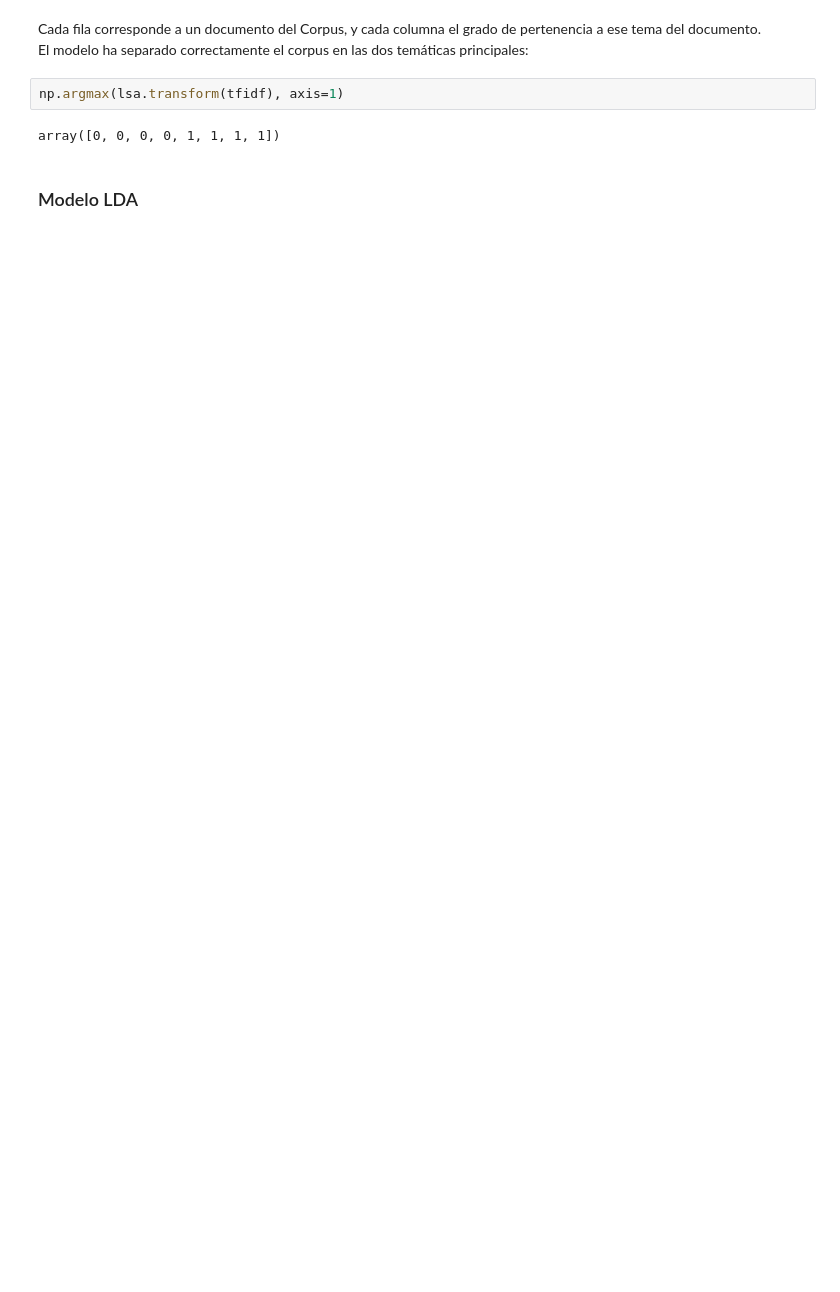
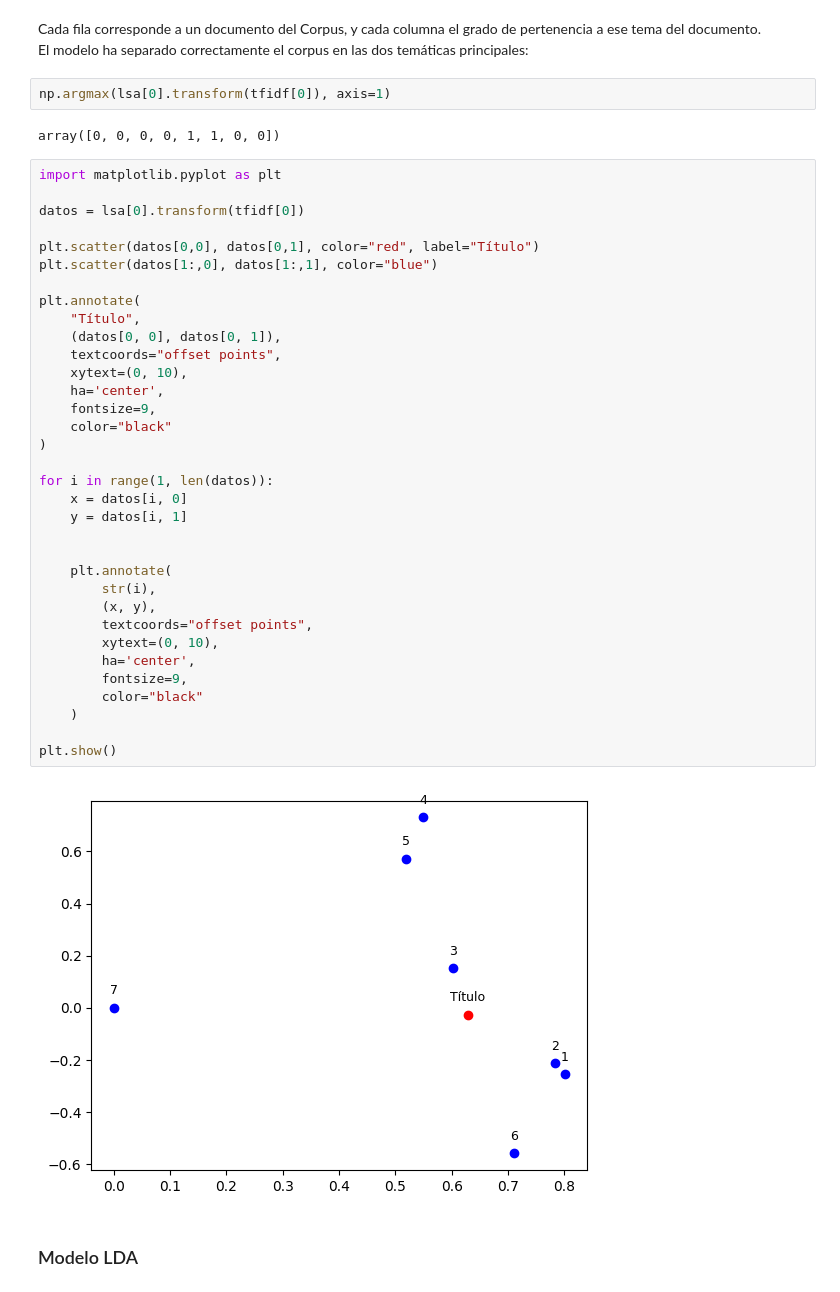
Before and after one commit to hepejaAED/ProyectoNLP, a Jupyter notebook: topic_modeling/Topic_modeling_NLP_noDL.ipynb, the cells around one changed output. Drawn from its saved outputs; the diff is of its cells as text; blank space fills up the shorter version.

```diff
--- a/topic_modeling/Topic_modeling_NLP_noDL.ipynb
+++ b/topic_modeling/Topic_modeling_NLP_noDL.ipynb
@@ -169,9 +194,45 @@ array([[ 1.    ,  0.    ],
 Cada fila corresponde a un documento del Corpus, y cada columna el grado de pertenencia a ese tema del documento.
 El modelo ha separado correctamente el corpus en las dos temáticas principales:
 # %%
-np.argmax(lsa.transform(tfidf), axis=1)
+np.argmax(lsa[0].transform(tfidf[0]), axis=1)
 # %% [output]
-array([0, 0, 0, 0, 1, 1, 1, 1])
+array([0, 0, 0, 0, 1, 1, 0, 0])
+# %%
+import matplotlib.pyplot as plt
+
+datos = lsa[0].transform(tfidf[0])
+
+plt.scatter(datos[0,0], datos[0,1], color="red", label="Título")
+plt.scatter(datos[1:,0], datos[1:,1], color="blue")
+
+plt.annotate(
+    "Título",
+    (datos[0, 0], datos[0, 1]),
+    textcoords="offset points",
+    xytext=(0, 10),
+    ha='center',
+    fontsize=9,
+    color="black"
+)
+
+for i in range(1, len(datos)):
+    x = datos[i, 0]
+    y = datos[i, 1]
+
+
+    plt.annotate(
+        str(i),
+        (x, y),
+        textcoords="offset points",
+        xytext=(0, 10),
+        ha='center',
+        fontsize=9,
+        color="black"
+    )
+
+plt.show()
+# %% [output]
+[figure, added]
 # %% [markdown]
 ### Modelo LDA
 # %%
```
Also changed, not shown: parts of 17 cells of this notebook.
